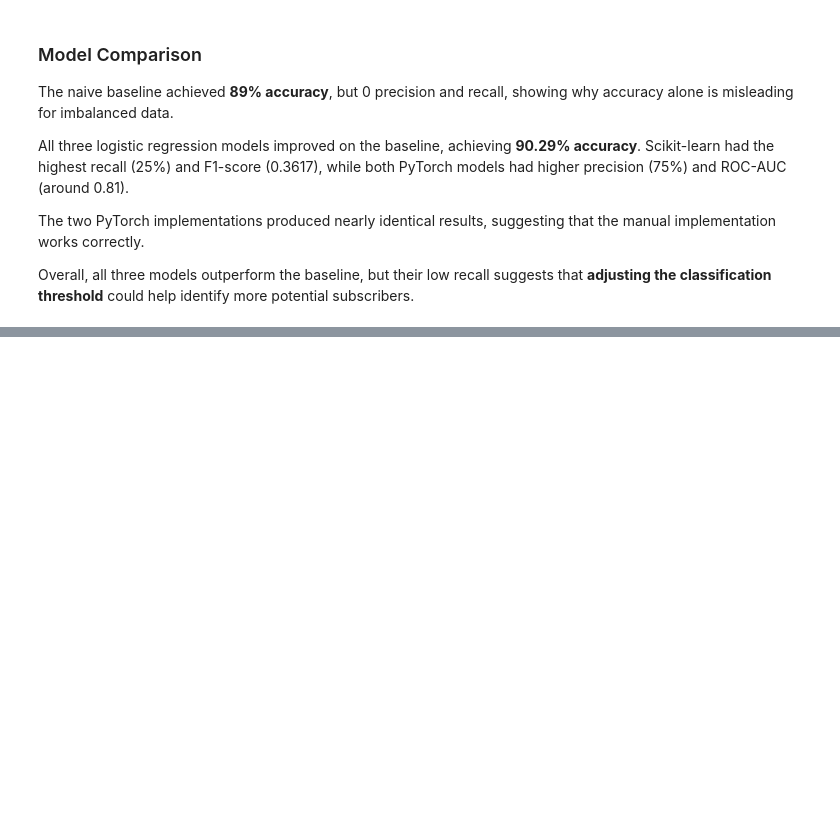
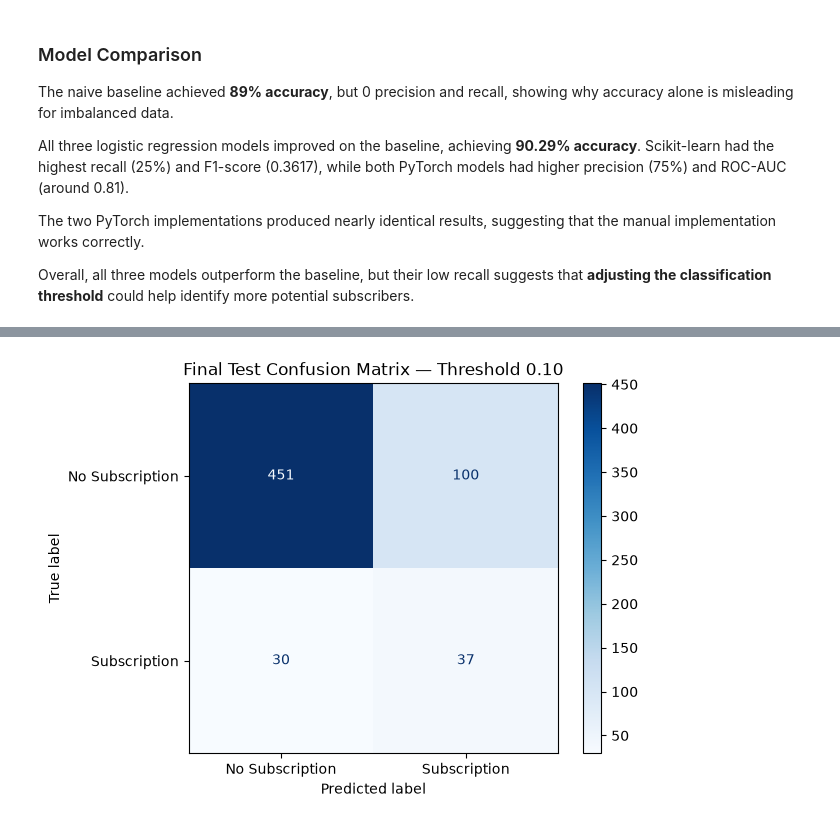
Before and after one commit to 94921234/daiist-assignment-1, a Jupyter notebook: train.ipynb, the cells around one changed output, grey strips where cells are left out. Saved outputs shown, nothing was run; the diff lists cells and outputs as text; code cells hidden in the pictures; blank space fills up the shorter version.

```diff
--- a/train.ipynb
+++ b/train.ipynb
@@ -857,0 +1209,15 @@ Overall, all three models outperform the baseline, but their low recall suggests
+# %%
+# Predict probabilities using the selected model
+test_probabilities = sklearn_model.predict_proba(
+    X_test_processed
+)[:, 1]
+
+# Apply the selected business threshold
+final_threshold = 0.10
+
+test_predictions = (
+    test_probabilities >= final_threshold
+).astype(int)
+
+print("Test customers:", len(y_test))
+print("Customers selected for calls:", test_predictions.sum())
@@ -857,0 +1307,15 @@ Overall, all three models outperform the baseline, but their low recall suggests
+# %%
+import matplotlib.pyplot as plt
+from sklearn.metrics import ConfusionMatrixDisplay
+
+ConfusionMatrixDisplay.from_predictions(
+    y_test,
+    test_predictions,
+    display_labels=["No Subscription", "Subscription"],
+    cmap="Blues"
+)
+
+plt.title("Final Test Confusion Matrix — Threshold 0.10")
+plt.show()
+# %% [output]
+[figure, added]
```
Also changed, not shown: parts of 21 cells of this notebook.
